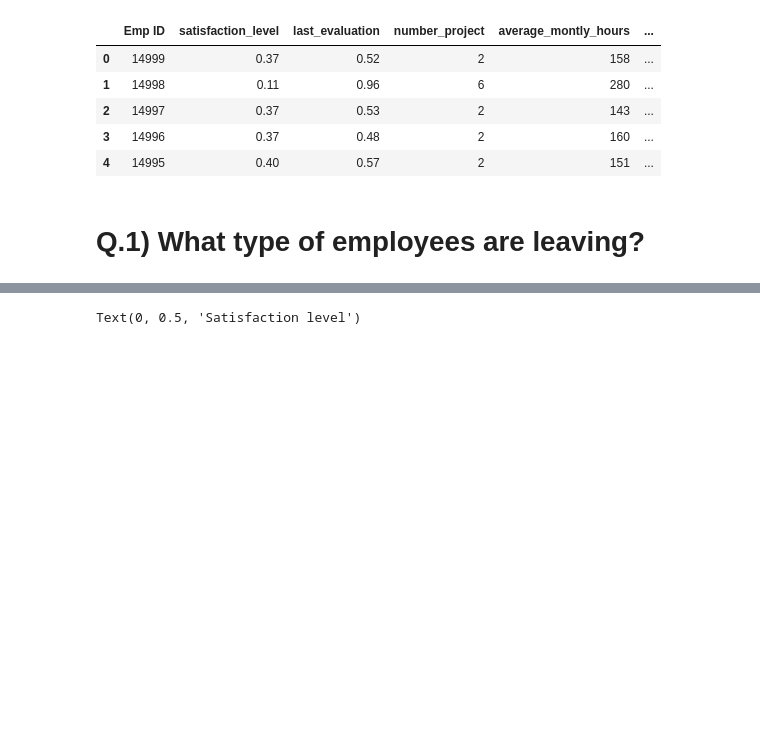
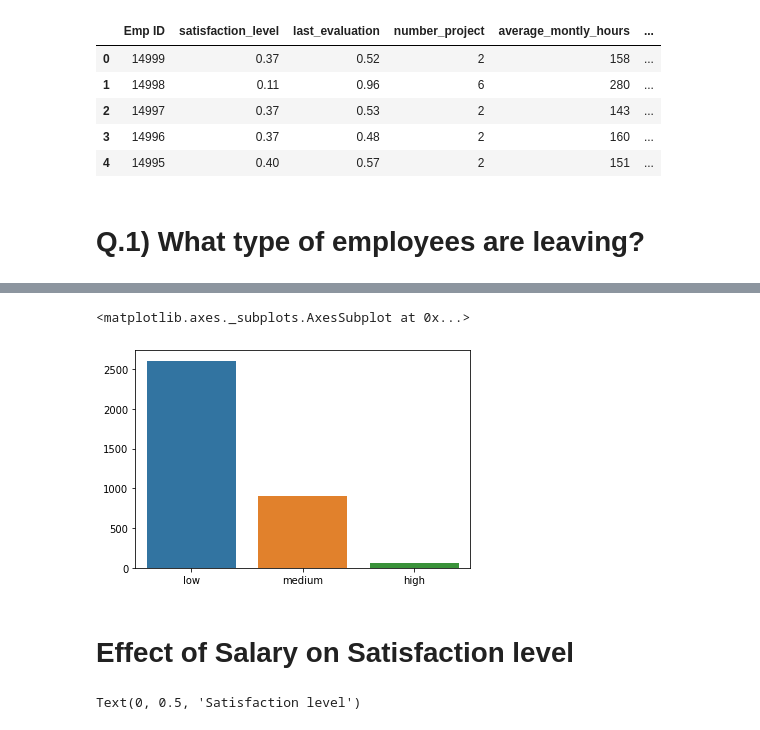
Before and after one commit to Jay952/Data-Science-Machine-Learning-Projects, a Jupyter notebook: Company_Data_Analysis/Company Data Analysis.ipynb, the cells around one changed output, grey strips where cells are left out. Cells and saved outputs as stored; diff of their text form; code cells hidden in the pictures; blank space fills up the shorter version.

```diff
--- a/Company_Data_Analysis/Company Data Analysis.ipynb
+++ b/Company_Data_Analysis/Company Data Analysis.ipynb
@@ -30,3 +86,13 @@ Emp_who_left["salary"]
+# %%
+arr1 = [2607, 907, 57]
+arr2 = ['low','medium', 'high']
+# %%
+sns.barplot(x=arr2, y=arr1)
+# %% [output]
+<matplotlib.axes._subplots.AxesSubplot at 0x...>
+[figure, added]
+# %% [markdown]
+# Effect of Salary on Satisfaction level
 # %%
 plt.scatter(Emp_who_left["salary"], Emp_who_left["satisfaction_level"])
 plt.xlabel("salary")
```
Also changed, not shown: parts of 39 cells of this notebook.
